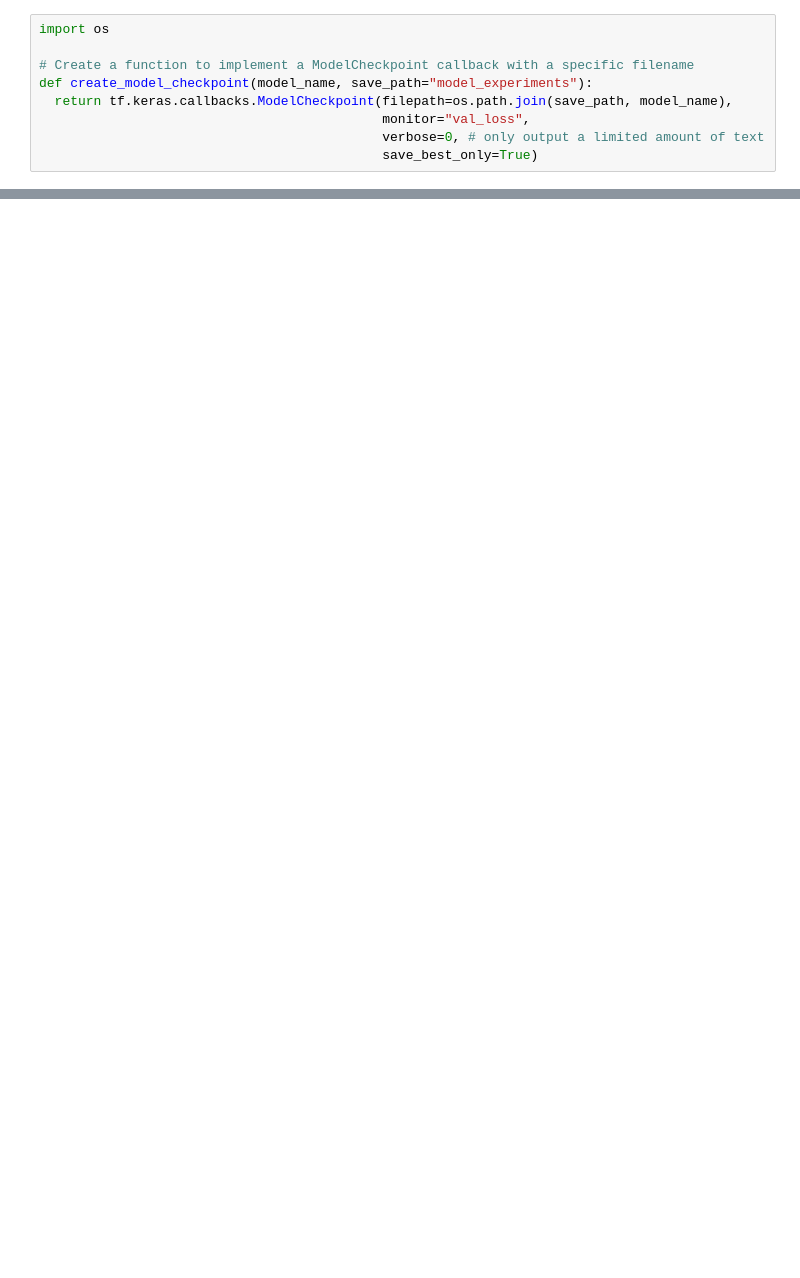
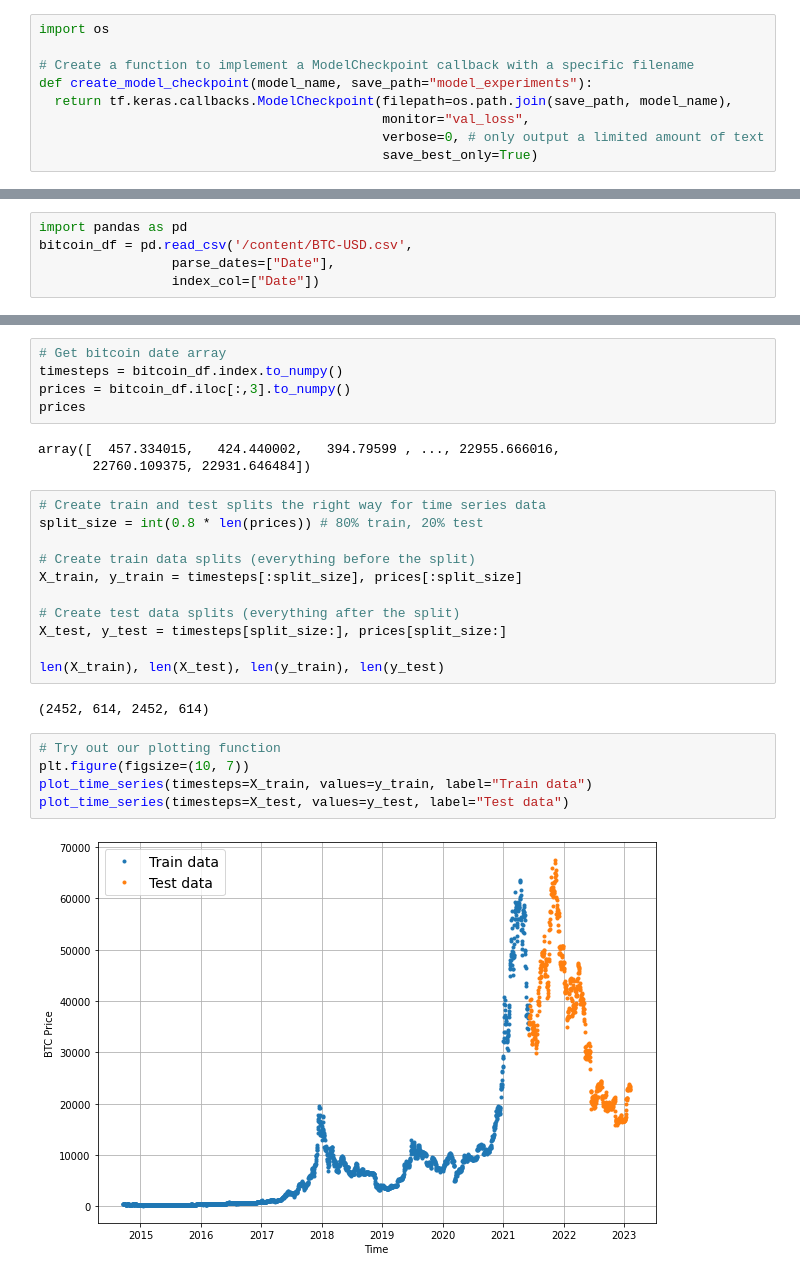
Before and after one commit to ThejakaSEP/Tensorflow_Certification, a Jupyter notebook: 10_time_series_forecasting_with_tensorflow.ipynb, the cells around one changed output, grey strips where cells are left out. Saved outputs shown, nothing was run; the diff lists cells and outputs as text; blank space fills up the shorter version.

```diff
--- a/10_time_series_forecasting_with_tensorflow.ipynb
+++ b/10_time_series_forecasting_with_tensorflow.ipynb
@@ -2633,0 +2752,5 @@ model_1_normalized.evaluate(test_windows, test_labels)
+# %%
+import pandas as pd
+bitcoin_df = pd.read_csv('/content/BTC-USD.csv',
+                 parse_dates=["Date"],
+                 index_col=["Date"])
@@ -2633,0 +2767,28 @@ model_1_normalized.evaluate(test_windows, test_labels)
+# %%
+# Get bitcoin date array
+timesteps = bitcoin_df.index.to_numpy()
+prices = bitcoin_df.iloc[:,3].to_numpy()
+prices
+# %% [output]
+array([  457.334015,   424.440002,   394.79599 , ..., 22955.666016,
+       22760.109375, 22931.646484])
+# %%
+# Create train and test splits the right way for time series data
+split_size = int(0.8 * len(prices)) # 80% train, 20% test
+
+# Create train data splits (everything before the split)
+X_train, y_train = timesteps[:split_size], prices[:split_size]
+
+# Create test data splits (everything after the split)
+X_test, y_test = timesteps[split_size:], prices[split_size:]
+
+len(X_train), len(X_test), len(y_train), len(y_test)
+# %% [output]
+(2452, 614, 2452, 614)
+# %%
+# Try out our plotting function
+plt.figure(figsize=(10, 7))
+plot_time_series(timesteps=X_train, values=y_train, label="Train data")
+plot_time_series(timesteps=X_test, values=y_test, label="Test data")
+# %% [output]
+[figure, added]
```
Also changed, not shown: parts of 84 cells of this notebook.
